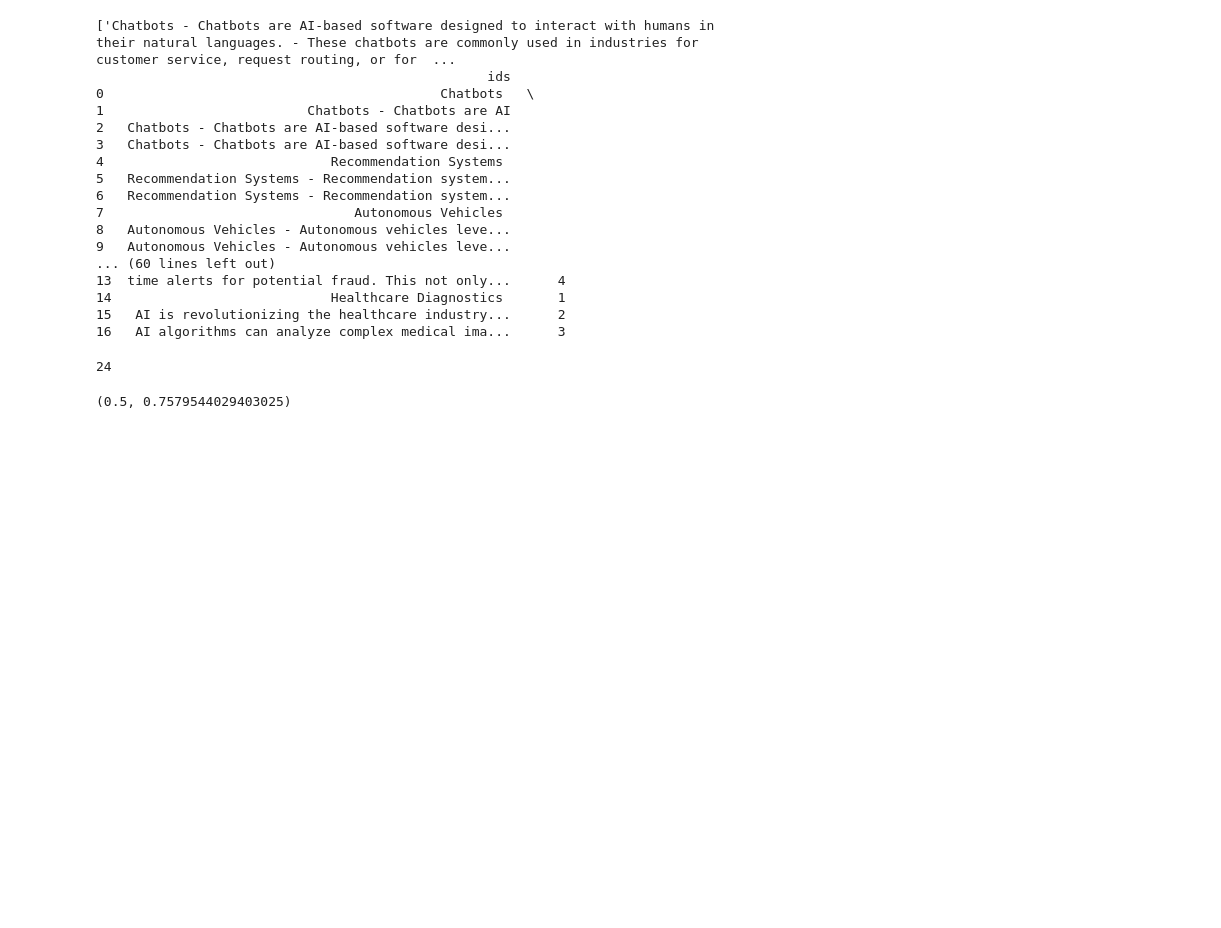
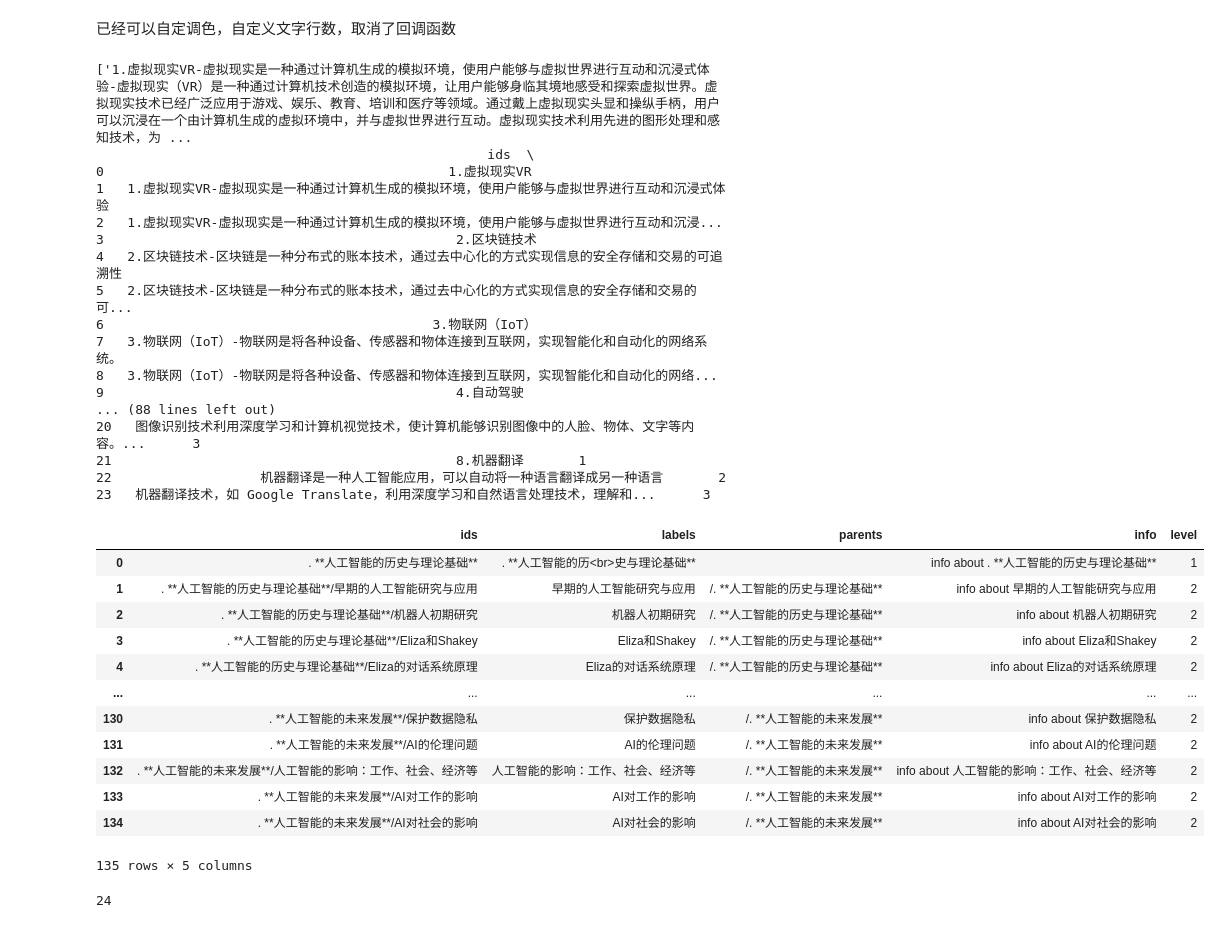
Before and after one commit to bananea20/treemap, a Jupyter notebook: test4.ipynb, the cells around one changed output. Saved outputs shown, nothing was run; the diff lists cells and outputs as text; code cells hidden in the pictures; blank space fills up the shorter version.

```diff
--- a/test4.ipynb
+++ b/test4.ipynb
@@ -25,5 +27,7 @@ def to_dataframe(texts):
+# %% [markdown]
+已经可以自定调色，自定义文字行数，取消了回调函数
 # %%
-with open('example2.txt', 'r') as f:
+with open('example.txt', 'r') as f:
     example = f.read()
 
 input_list = example.split('\n')
@@ -31,23 +35,23 @@ print(input_list)
 input_list = to_dataframe(input_list)
 print(input_list)
 # %% [output]
-['Chatbots - Chatbots are AI-based software designed to interact with humans in their natural languages. - These chatbots are commonly used in industries for customer service, request routing, or for  ...
-                                                  ids
-0                                           Chatbots   \
-1                          Chatbots - Chatbots are AI
-2   Chatbots - Chatbots are AI-based software desi...
-3   Chatbots - Chatbots are AI-based software desi...
-4                             Recommendation Systems
-5   Recommendation Systems - Recommendation system...
-6   Recommendation Systems - Recommendation system...
-7                                Autonomous Vehicles
-8   Autonomous Vehicles - Autonomous vehicles leve...
-9   Autonomous Vehicles - Autonomous vehicles leve...
-... (60 lines left out)
-13  time alerts for potential fraud. This not only...      4
-14                            Healthcare Diagnostics       1
-15   AI is revolutionizing the healthcare industry...      2
-16   AI algorithms can analyze complex medical ima...      3
+['1.虚拟现实VR-虚拟现实是一种通过计算机生成的模拟环境，使用户能够与虚拟世界进行互动和沉浸式体验-虚拟现实（VR）是一种通过计算机技术创造的模拟环境，让用户能够身临其境地感受和探索虚拟世界。虚拟现实技术已经广泛应用于游戏、娱乐、教育、培训和医疗等领域。通过戴上虚拟现实头显和操纵手柄，用户可以沉浸在一个由计算机生成的虚拟环境中，并与虚拟世界进行互动。虚拟现实技术利用先进的图形处理和感知技术，为 ...
+                                                  ids  \
+0                                            1.虚拟现实VR
+1   1.虚拟现实VR-虚拟现实是一种通过计算机生成的模拟环境，使用户能够与虚拟世界进行互动和沉浸式体验
+2   1.虚拟现实VR-虚拟现实是一种通过计算机生成的模拟环境，使用户能够与虚拟世界进行互动和沉浸...
+3                                             2.区块链技术
+4   2.区块链技术-区块链是一种分布式的账本技术，通过去中心化的方式实现信息的安全存储和交易的可追溯性
+5   2.区块链技术-区块链是一种分布式的账本技术，通过去中心化的方式实现信息的安全存储和交易的可...
+6                                          3.物联网（IoT）
+7   3.物联网（IoT）-物联网是将各种设备、传感器和物体连接到互联网，实现智能化和自动化的网络系统。
+8   3.物联网（IoT）-物联网是将各种设备、传感器和物体连接到互联网，实现智能化和自动化的网络...
+9                                             4.自动驾驶
+... (88 lines left out)
+20   图像识别技术利用深度学习和计算机视觉技术，使计算机能够识别图像中的人脸、物体、文字等内容。...      3
+21                                            8.机器翻译       1
+22                   机器翻译是一种人工智能应用，可以自动将一种语言翻译成另一种语言       2
+23   机器翻译技术，如 Google Translate，利用深度学习和自然语言处理技术，理解和...      3
 # %%
 import textwrap
 def auto_wrap_text(text, max_width):
@@ -246,0 +105,16 @@ fig.show()
+# %%
+df
+# %% [output]
+|  | ids | labels | parents | info | level |
+| 0 | . **人工智能的历史与理论基础** | . **人工智能的历<br>史与理论基础** |  | info about . **人工智能的历史与理论基础** | 1 |
+| 1 | . **人工智能的历史与理论基础**/早期的人工智能研究与应用 | 早期的人工智能研究与应用 | /. **人工智能的历史与理论基础** | info about 早期的人工智能研究与应用 | 2 |
+| 2 | . **人工智能的历史与理论基础**/机器人初期研究 | 机器人初期研究 | /. **人工智能的历史与理论基础** | info about 机器人初期研究 | 2 |
+| 3 | . **人工智能的历史与理论基础**/Eliza和Shakey | Eliza和Shakey | /. **人工智能的历史与理论基础** | info about Eliza和Shakey | 2 |
+| 4 | . **人工智能的历史与理论基础**/Eliza的对话系统原理 | Eliza的对话系统原理 | /. **人工智能的历史与理论基础** | info about Eliza的对话系统原理 | 2 |
+| ... | ... | ... | ... | ... | ... |
+| 130 | . **人工智能的未来发展**/保护数据隐私 | 保护数据隐私 | /. **人工智能的未来发展** | info about 保护数据隐私 | 2 |
+| 131 | . **人工智能的未来发展**/AI的伦理问题 | AI的伦理问题 | /. **人工智能的未来发展** | info about AI的伦理问题 | 2 |
+| 132 | . **人工智能的未来发展**/人工智能的影响：工作、社会、经济等 | 人工智能的影响：工作、社会、经济等 | /. **人工智能的未来发展** | info about 人工智能的影响：工作、社会、经济等 | 2 |
+| 133 | . **人工智能的未来发展**/AI对工作的影响 | AI对工作的影响 | /. **人工智能的未来发展** | info about AI对工作的影响 | 2 |
+| 134 | . **人工智能的未来发展**/AI对社会的影响 | AI对社会的影响 | /. **人工智能的未来发展** | info about AI对社会的影响 | 2 |
+135 rows × 5 columns
@@ -248,12 +259,6 @@ fig.show()
 len(node_colors)
 # %% [output]
 24
-# %%
-base_hue = 180/360  # 在Python的colorsys模块中，色调的范围是0-1，所以我们需要把角度除以360
-base_hue, random.random()
-# get a random 0-1 number
-# %% [output]
-(0.5, 0.7579544029403025)
 # %%
 df = pd.DataFrame(input_list)
 df
```
Also changed, not shown: parts of 9 cells of this notebook, 1 other file.
